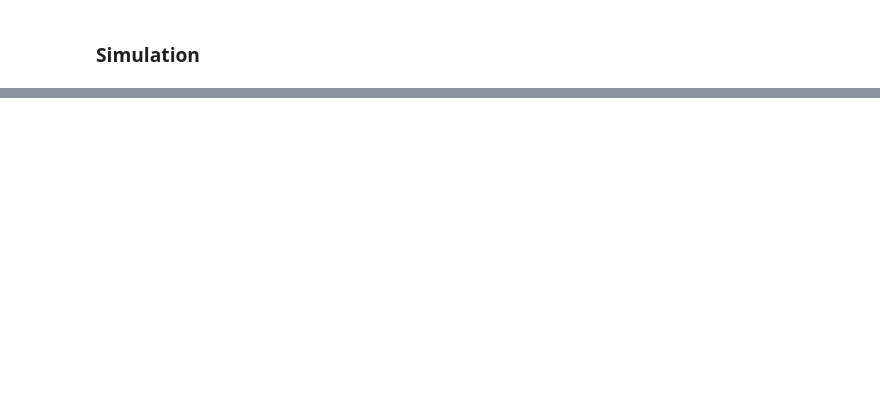
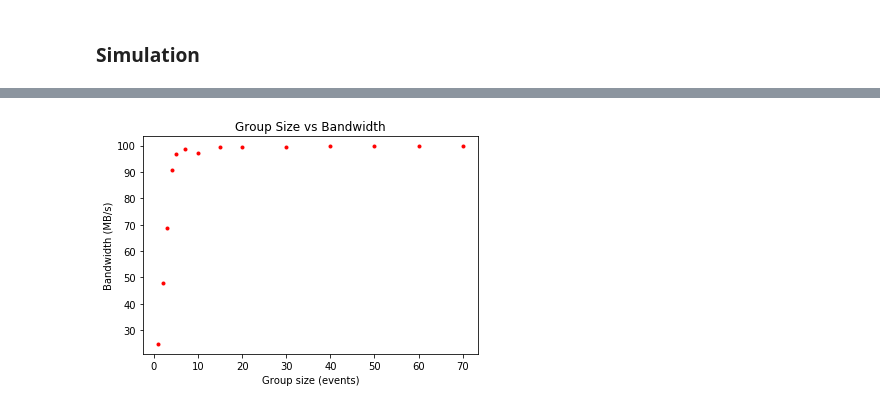
Before and after one commit to husinthewei/rocstar_hdf5, a Jupyter notebook: HDF5Testing.ipynb, the cells around one changed output, grey strips where cells are left out. Cells and saved outputs as stored; diff of their text form; code cells hidden in the pictures; blank space fills up the shorter version.

```diff
--- a/HDF5Testing.ipynb
+++ b/HDF5Testing.ipynb
@@ -107,0 +149,21 @@ First group: [array([6, 2, 6, 0, 0, 6, 0, 9, 0, 1, 9, 1, 3, 7, 7, 6, 4, 1, 5, 9,
+# %%
+# Intitially test with constant dt
+dt_min = 1/10000.0
+dt_max = 1/10000.0
+event_size = 5000
+
+group_sizes = [1, 2, 3, 4, 5, 7, 10, 15, 20, 30, 40, 50, 60, 70]
+
+# Randomize order of group size
+np.random.shuffle(group_sizes)
+
+run_times = []
+
+# 40000 events (~4 seconds)
+n = 40000
+for gs in group_sizes:
+    run_times.append(run_sim(n, gs, dt_min, dt_max, event_size))
+
+plot_results(group_sizes, run_times, event_size, n)
+# %% [output]
+[figure, added]
```
Also changed, not shown: parts of 16 cells of this notebook.
